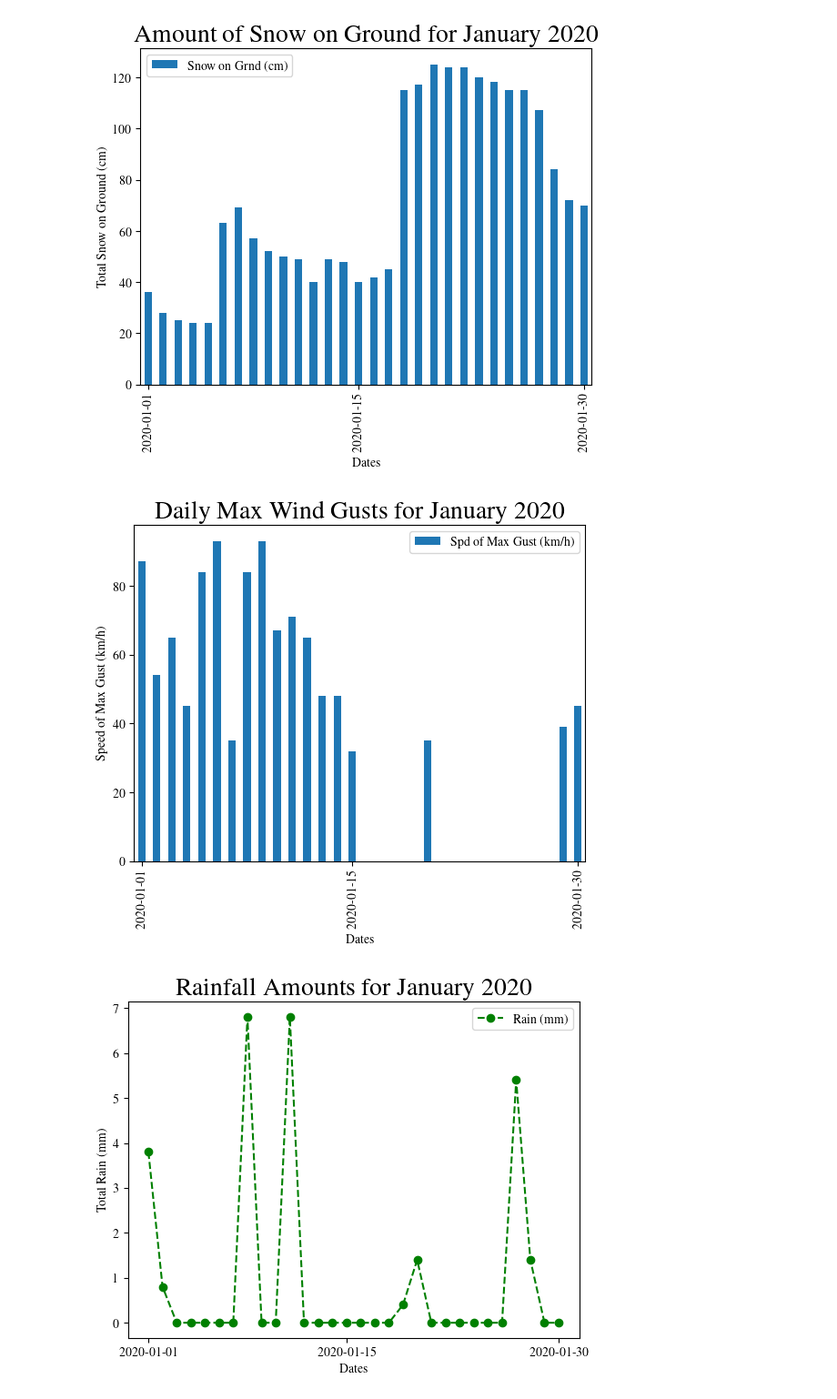
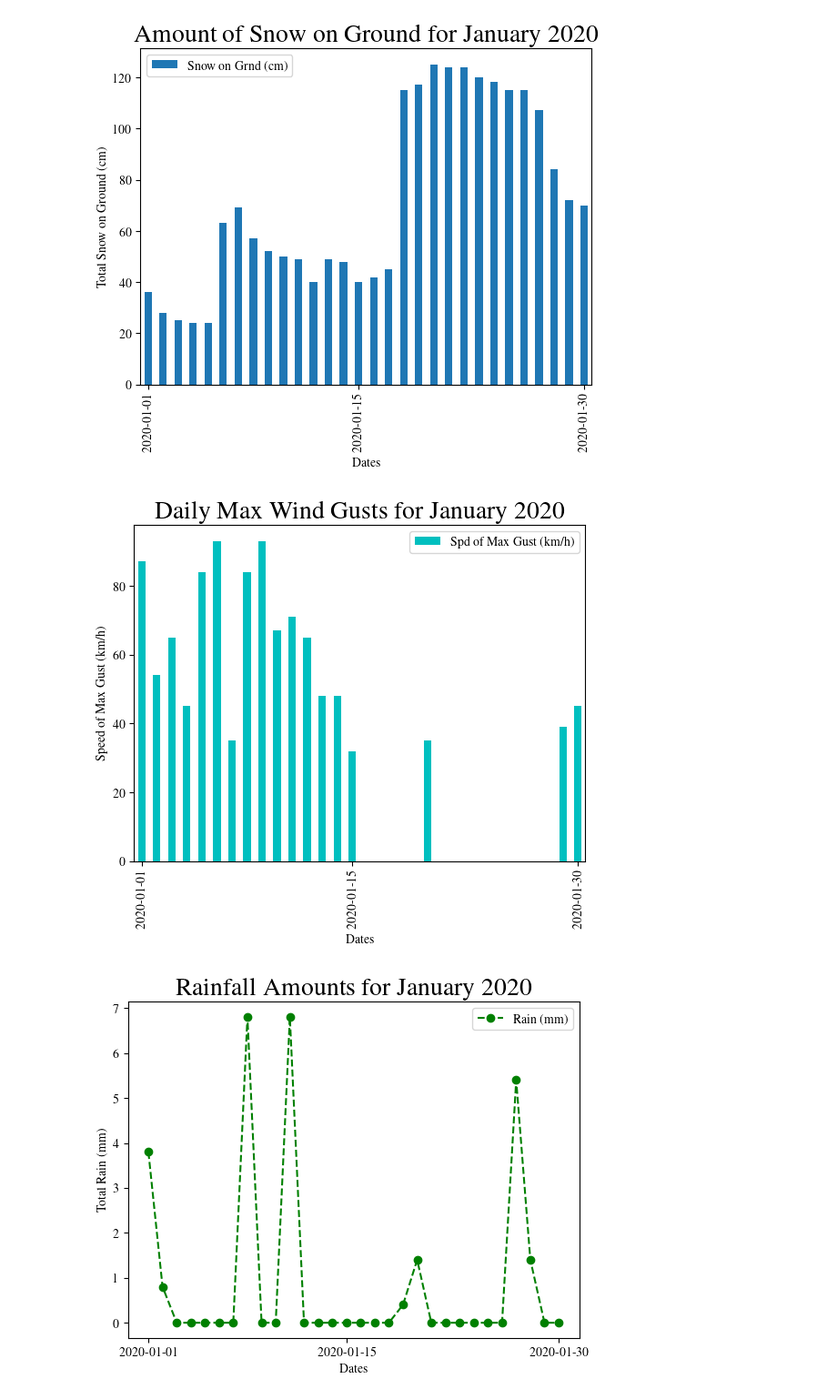
Before and after one commit to dcameronmckenna/CMSC6950-Project, a Jupyter notebook: project_graphs.ipynb, the cells around one changed output. Shown at 91% size. Cells and saved outputs as stored; diff of their text form; code cells hidden in the pictures.

Commit message:
updating graph colors and saving as pdf

```diff
--- a/project_graphs.ipynb
+++ b/project_graphs.ipynb
@@ -100,24 +104,25 @@ plt.show()
 # %%
 num_cols_wind = ['Spd of Max Gust (km/h)']
 
 weather_data[num_cols_wind] = weather_data[num_cols_wind].astype(float)
 
 wind_speeds = weather_data[num_cols_wind]
 
 bar_data_wind = wind_speeds[0:30]
-axes = bar_data_wind.plot.bar()
+axes = bar_data_wind.plot.bar(color = 'c')
 axes.set_xticks([0, 14, 29])
 
 
 
 
 plt.xlabel('Dates')
 plt.ylabel('Speed of Max Gust (km/h)')
 plt.title('Daily Max Wind Gusts for January 2020', fontsize = 20)
 plt.legend()
+plt.savefig("wind_gusts.pdf", format = "pdf")
 plt.show()
 # %% [output]
-[figure, old version]
+[figure, new version]
 # %%
 num_cols_rain = ['Total Rain (mm)']
 
```
Also changed, not shown: parts of 5 cells of this notebook, 6 other files.
